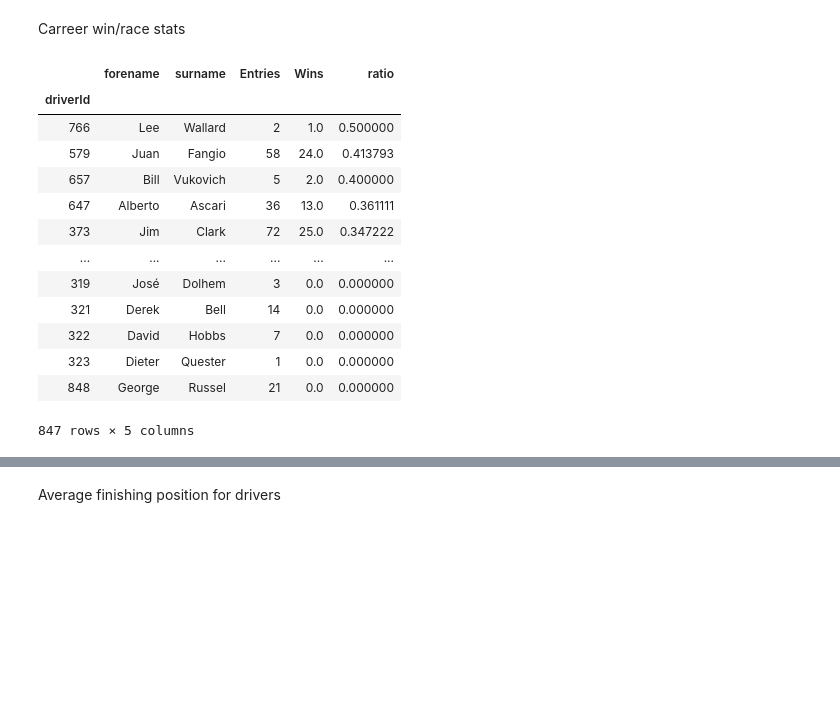
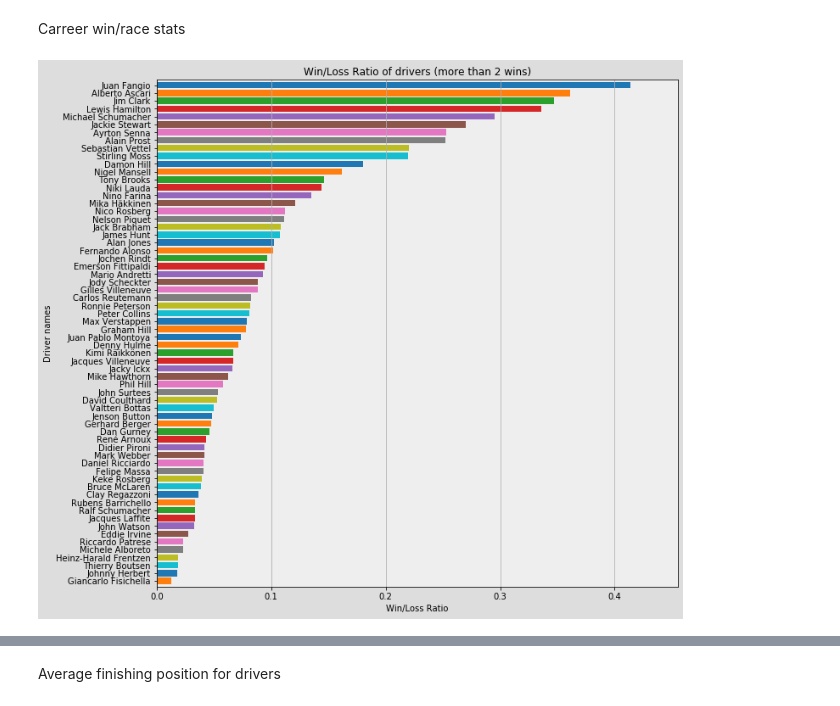
Before and after one commit to osskari/F1Data, a Jupyter notebook: Untitled.ipynb, the cells around one changed output, grey strips where cells are left out. Cells and saved outputs as stored; diff of their text form; code cells hidden in the pictures; blank space fills up the shorter version.

```diff
--- a/Untitled.ipynb
+++ b/Untitled.ipynb
@@ -587,23 +587,40 @@ winLossDrivers = joinQueries([
     ]), engine).set_index('driverId')
 ]).fillna(0)
 
+#Concat forename and surname to make fullname
+winLossDrivers['fullname'] = winLossDrivers['forename'] + ' ' + winLossDrivers['surname']
+#Filter out all drivers that have less than 3 wins
+winLossDrivers = winLossDrivers.drop(winLossDrivers[(winLossDrivers.Wins < 3)].index);
+#Create ratio column
 winLossDrivers['ratio'] = [x['Wins']/x['Entries'] for i, x in winLossDrivers.iterrows()]
-winLossDrivers.sort_values(by=['ratio'], ascending=False)
+winLossDrivers.sort_values(by=['ratio'], ascending=False, inplace=True)
-# %% [output]
-|  | forename | surname | Entries | Wins | ratio |
-| driverId |  |  |  |  |  |
-| 766 | Lee | Wallard | 2 | 1.0 | 0.500000 |
-| 579 | Juan | Fangio | 58 | 24.0 | 0.413793 |
-| 657 | Bill | Vukovich | 5 | 2.0 | 0.400000 |
-| 647 | Alberto | Ascari | 36 | 13.0 | 0.361111 |
-| 373 | Jim | Clark | 72 | 25.0 | 0.347222 |
-| ... | ... | ... | ... | ... | ... |
-| 319 | José | Dolhem | 3 | 0.0 | 0.000000 |
-| 321 | Derek | Bell | 14 | 0.0 | 0.000000 |
-| 322 | David | Hobbs | 7 | 0.0 | 0.000000 |
-| 323 | Dieter | Quester | 1 | 0.0 | 0.000000 |
-| 848 | George | Russel | 21 | 0.0 | 0.000000 |
-847 rows × 5 columns
+# %%
+# Setup figure
+fig, ax = plt.subplots()
+fig.set_figheight(11)
+fig.set_figwidth(11)
+fig.patch.set_facecolor('#dddddd')
+ax.set_facecolor('#eeeeee')
+
+# Alternate bar colors
+colors = [f'C{i}' for i in range(championships.shape[0])]
+
+# Plot data
+ax.barh(winLossDrivers['fullname'], winLossDrivers['ratio'], color=colors)
+
+# Set visual components of plot
+ax.tick_params(labelsize=10)
+ax.margins(x=0.1, y=0.005)
+ax.invert_yaxis()
+ax.set_xlabel('Win/Loss Ratio')
+ax.set_ylabel('Driver names')
+ax.set_title('Win/Loss Ratio of drivers (more than 2 wins)')
+ax.xaxis.grid(True)
+
+# Show figure
+plt.show()
+# %% [output]
+[figure, added]
 # %%
 wlpt = winLossDrivers.drop(winLossDrivers[winLossDrivers['Wins'] < 1].index)
 plt.scatter(wlpt.index, wlpt['ratio'])
```
Also changed, not shown: parts of 11 cells of this notebook.
